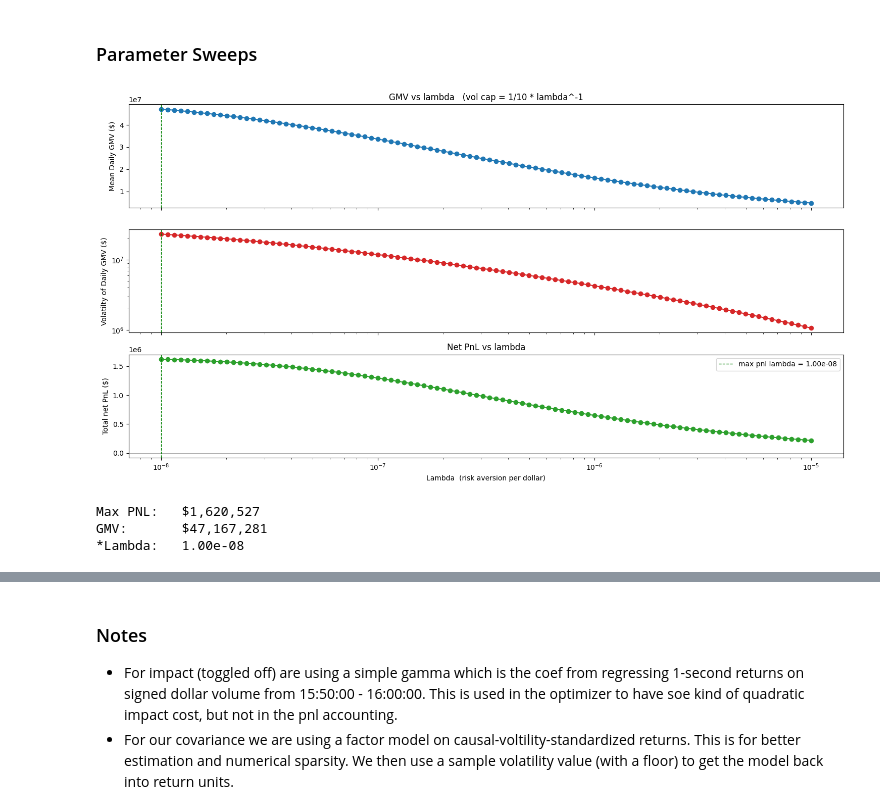
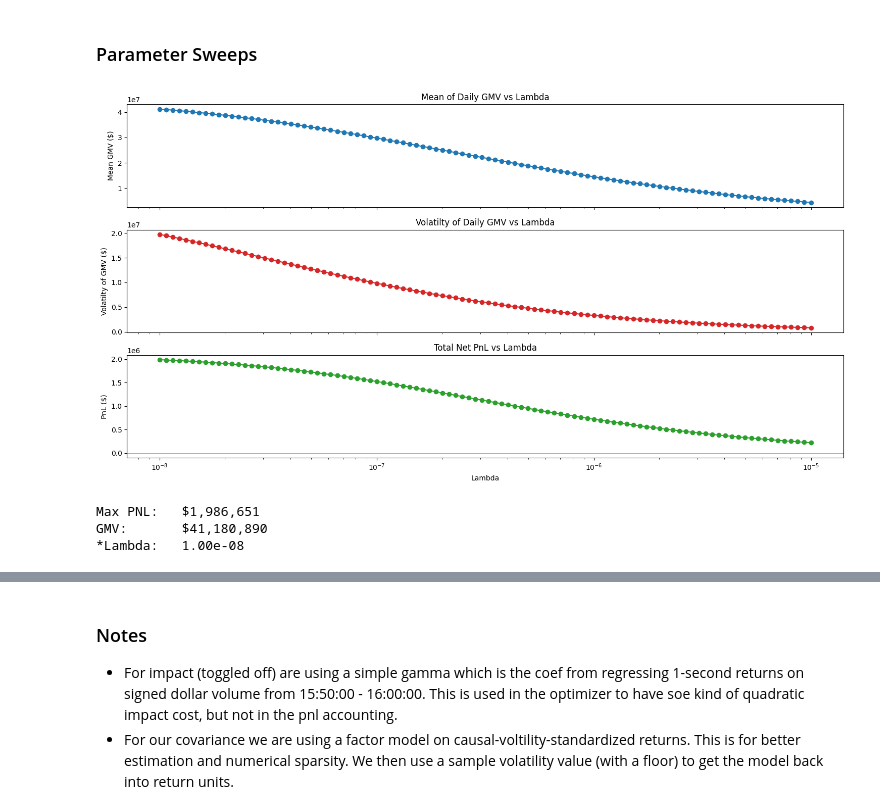
Before and after one commit to MichaelCusackNelkin/Summer_Research_2026, a Jupyter notebook: optimizer/optimal_portfolio.ipynb, the cells around one changed output, grey strips where cells are left out. Saved outputs shown, nothing was run; the diff lists cells and outputs as text; code cells hidden in the pictures.

```diff
--- a/optimizer/optimal_portfolio.ipynb
+++ b/optimizer/optimal_portfolio.ipynb
@@ -256,0 +242,3 @@ shape: (7_676, 26)
+# %%
+test_data = data.filter(pl.col("date") >= pl.date(2026,1,1))
+test_data
@@ -406,17 +418,18 @@ import warnings
 
 N_JOBS = max(1, os.cpu_count() - 2)
 COMMISSION_PER_SHARE = 0.0035
-LAMBDA = 5e-5                            # Risk aversion per dollar, ~OOM of 1 / (intended capital).
-DAILY_DOLLAR_VOL_CAP = 5e3
-IMPACT_GAMMA = 0.5                       # square-root impact coefficient: I = gamma*sqrt(Q$/ADV$), gamma ~ O(0..1)
+LAMBDA = 1e-5                            # Risk aversion per dollar, ~OOM of 1 / (intended capital).
+DAILY_DOLLAR_VOL_CAP = 15_000
+IMPACT_GAMMA = 0.15                       # square-root impact coefficient: I = gamma*sqrt(Q$/ADV$), gamma ~ O(0..1)
+MAX_DOLLAR_GMV = 1_530_000
 
-def _solve_chunk(symbols, Sigma_r, Sigma_f, Loadings, eps_diag, lam, gam, vol_cap, day_records):
+def _solve_chunk(symbols, Sigma_r, Sigma_f, Loadings, eps_diag, lam, gam, vol_cap, max_gmv, day_records):
     """One worker: compile the QP once, then warm-start through its chunk of days."""
     warnings.filterwarnings("ignore", message="Solution may be inaccurate")
     opt = Optimizer(symbols)
     opt.set_problem(Sigma_r=Sigma_r, Sigma_f=Sigma_f, Loadings=Loadings,
-                    eps_diag=eps_diag, lam=lam, gam=gam, vol_cap=vol_cap)        # compile once per worker, not per day
-    return [(date, opt.solve(alpha, cost, impact_coeff)) for date, alpha, cost, impact_coeff in day_records]
+                    eps_diag=eps_diag, lam=lam, gam=gam, vol_cap=vol_cap, max_gmv=max_gmv)        # compile once per worker, not per day
+    return [(date, opt.solve(alpha, cost, impact_coeff, imbalance_caps)) for date, alpha, cost, impact_coeff, imbalance_caps in day_records]
 
 def _split_contiguous(items, n):
     """Contiguous chunks so adjacent days share a worker -> warm_start actually helps."""
@@ -427,14 +440,14 @@ def _split_contiguous(items, n):
 # only small 1-D arrays; cov_matrix is auto-memmapped by loky and shared read-only.
 all_dates = test_data["date"].unique().sort().to_list()
 day_records = [
-    (d, f_model.get_alpha(day), c_model.get_cost(day, COMMISSION_PER_SHARE), i_model.get_impact_coeff(day))
+    (d, f_model.get_alpha(day), c_model.get_cost(day, COMMISSION_PER_SHARE), i_model.get_impact_coeff(day), i_model.get_imbalance_caps(day))
     for d in all_dates
     for day in [test_data.filter(pl.col("date") == d)]
 ]
 
 chunks = [c for c in _split_contiguous(day_records, N_JOBS) if c]
 chunk_results = Parallel(n_jobs=N_JOBS, backend="loky")(
-    delayed(_solve_chunk)(ACTIVE_SET, SIGMA_R, SIGMA_F, L, EPS_DIAG, LAMBDA, IMPACT_GAMMA, DAILY_DOLLAR_VOL_CAP, chunk) for chunk in chunks
+    delayed(_solve_chunk)(ACTIVE_SET, SIGMA_R, SIGMA_F, L, EPS_DIAG, LAMBDA, IMPACT_GAMMA, DAILY_DOLLAR_VOL_CAP, MAX_DOLLAR_GMV, chunk) for chunk in chunks
 )
 
 weights = {d: dict(zip(ACTIVE_SET, ws)) for chunk in chunk_results for d, ws in chunk}
@@ -720,8 +743,8 @@ Daily hit rate:     85.5%
 #### Some diagnostics
 # %%
 ANN = 252
-alpha_by_day = {d: a for d, a, _, _ in day_records}      # dense alpha, ACTIVE_SET order
-cost_by_day = {d: c for d, _, c, _ in day_records}
+alpha_by_day = {d: a for d, a, _, _, _ in day_records}      # dense alpha, ACTIVE_SET order
+cost_by_day = {d: c for d, _, c, _, _ in day_records}
 
 exante = []
 for d in sorted(weights):
@@ -811,44 +834,41 @@ pnl_vs_lambda = [pnl for (_, _, pnl) in sweep]              # total net PnL per
 # %%
 # --- Plots: GMV + net PnL for each sweep ---
 fig, (ax_mean, ax_std, ax_pnl) = plt.subplots(3, 1, figsize=(15, 8), sharex=True)
 
 best_i   = int(np.nanargmax(pnl_vs_lambda))
 best_lam = lambda_grid[best_i]
 best_gmv = gmv_vs_lambda[best_i][0]
 best_pnl = pnl_vs_lambda[best_i]
 
 
 
 ax_mean.plot(lambda_grid, [mean for (mean, std) in gmv_vs_lambda], marker="o", color="tab:blue")
-ax_mean.axvline(best_lam, color="green", lw=1, linestyle='--', label=f"max pnl lambda = {best_lam:,.2e}")
-ax_mean.set_ylabel("Mean Daily GMV ($)")
-ax_mean.set_title(f"GMV vs lambda   (vol cap = 1/10 * lambda^-1")
+ax_mean.set_ylabel("Mean GMV ($)")
+ax_mean.set_title(f"Mean of Daily GMV vs Lambda")
 
 ax_std.plot(lambda_grid, [std for (mean, std) in gmv_vs_lambda], marker="o", color="tab:red")
-ax_std.axvline(best_lam, color="green", lw=1, linestyle='--')
-ax_std.set_ylabel("Volatilty of Daily GMV ($)")
-ax_std.set_xscale("log")
-ax_std.set_yscale("log")
+ax_std.set_ylabel("Volatilty of GMV ($)")
+ax_std.set_title("Volatilty of Daily GMV vs Lambda")
+# ax_std.set_yscale("log")
 
 # Total net PnL (net of spread, commission, quadratic impact) vs lambda. Linear y: PnL can be < 0.
 ax_pnl.plot(lambda_grid, pnl_vs_lambda, marker="o", color="tab:green")
 ax_pnl.axhline(0, color="grey", lw=0.5)
-ax_pnl.axvline(best_lam, color="green", lw=1, linestyle='--', label=f"max pnl lambda = {best_lam:,.2e}")
-ax_pnl.set_xlabel("Lambda  (risk aversion per dollar)")
-ax_pnl.set_ylabel("Total net PnL ($)")
-ax_pnl.set_title("Net PnL vs lambda")
+ax_pnl.set_xlabel("Lambda")
+ax_pnl.set_ylabel("PnL ($)")
+ax_pnl.set_title("Total Net PnL vs Lambda")
 ax_pnl.set_xscale("log")
-ax_pnl.legend()
+# ax_pnl.legend()
 
 
 fig.tight_layout()
 plt.show()
 
 print(f"Max PNL:   ${best_pnl:,.0f}")
 print(f"GMV:       ${best_gmv:,.0f}"
       f"\n*Lambda:   {best_lam:,.2e}")
 # %% [output]
-[figure, old version]
+[figure, new version]
-Max PNL:   $1,620,527
-GMV:       $47,167,281
+Max PNL:   $1,986,651
+GMV:       $41,180,890
 *Lambda:   1.00e-08
```
Also changed, not shown: parts of 15 cells of this notebook, 7 other files.
